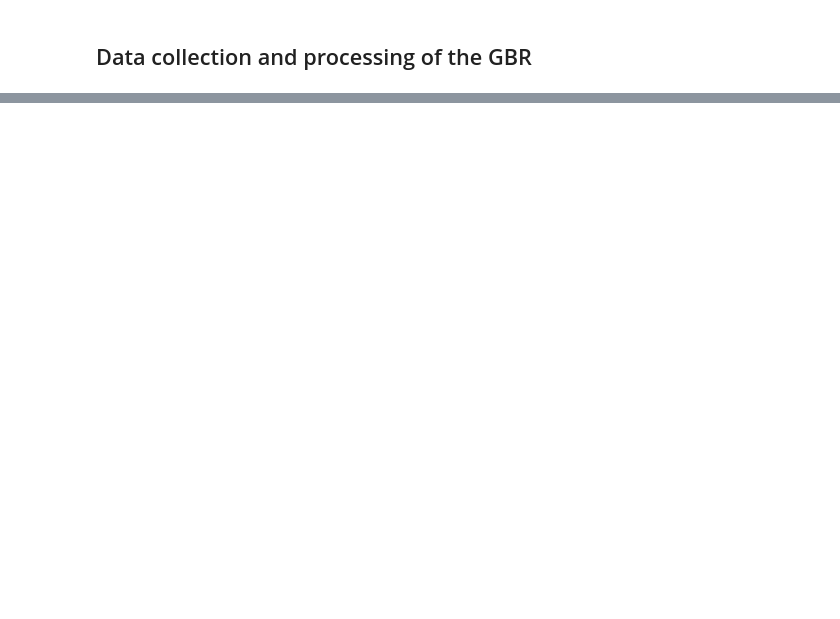
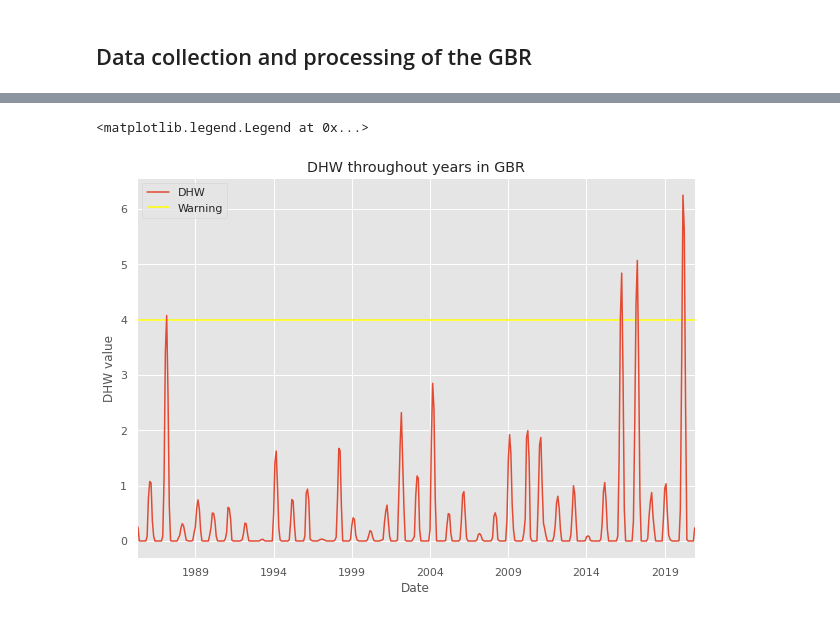
Before and after one commit to LaviSchlyter/Coral-Reef-preservation, a Jupyter notebook: Code/Data_processing.ipynb, the cells around one changed output, grey strips where cells are left out. Drawn from its saved outputs; the diff is of its cells as text; code cells hidden in the pictures; blank space fills up the shorter version.

```diff
--- a/Code/Data_processing.ipynb
+++ b/Code/Data_processing.ipynb
@@ -287,0 +146,3 @@ masked_array(
+# %%
+DHW = pd.read_csv("../Data/Environmental_data/DHW.csv")
+DHW.head()
@@ -287,0 +157,23 @@ masked_array(
+# %%
+DHW_temp = DHW.drop(columns = "id")
+# %%
+DHW_temp.columns = pd.to_datetime(DHW_temp.columns)
+#DHW_temp.columns = DHW_temp.columns.strftime("%Y.%m")
+# %%
+DHW_temp.insert(0, "id", DHW["id"])
+DHW = DHW_temp.copy()
+# Adding the shape file to DHW
+if("geometry" not in DHW.columns):
+    DHW = DHW.merge(shape_GBR, on = "id")
+# %%
+fig = DHW.mean(axis = 0).plot(figsize = (10,7), label = "DHW")
+plt.title("DHW throughout years in GBR")
+plt.ylabel("DHW value")
+plt.xlabel("Date")
+plt.hlines(4, 0,DHW.shape[0], color = "yellow", label ="Warning")
+#plt.hlines(8, 0,DHW.shape[1], color = "yellow", label = "Alert 1")
+#plt.hlines(4, 0,DHW.shape[1], color = "yellow", label = "Alert 2")
+plt.legend()
+# %% [output]
+<matplotlib.legend.Legend at 0x...>
+[figure, added]
```
Also changed, not shown: parts of 126 cells of this notebook.
